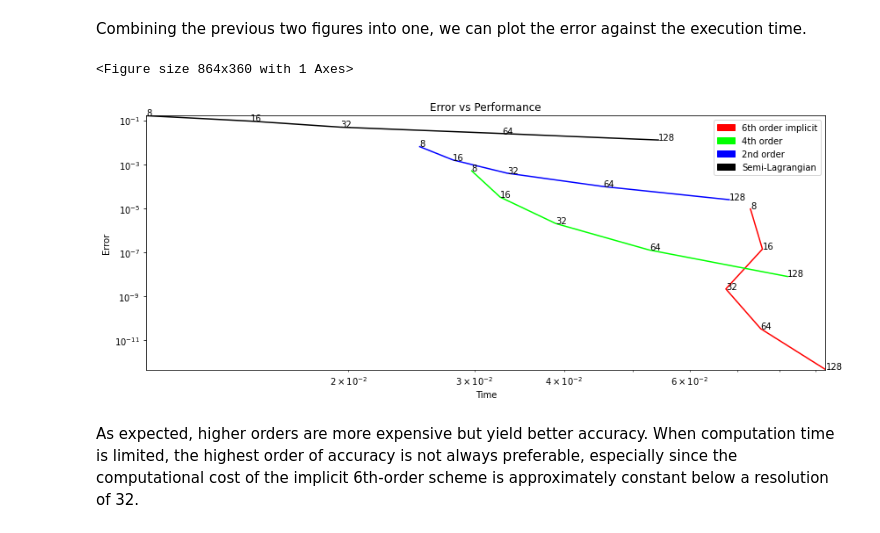
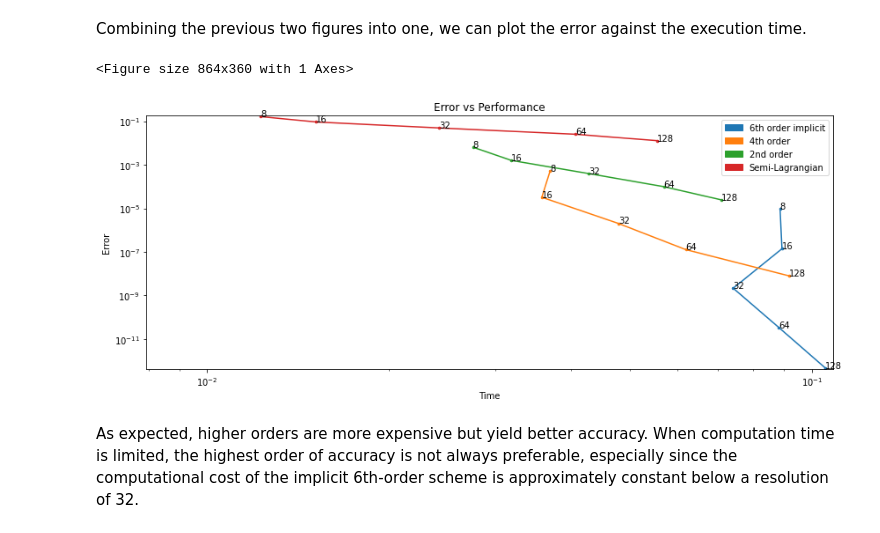
Before and after one commit to tum-pbs/PhiFlow, a Jupyter notebook: docs/prerendered/Taylor_Green_Comparison.ipynb, the cells around one changed output. Cells and saved outputs as stored; diff of their text form; code cells hidden in the pictures.

```diff
--- a/docs/prerendered/Taylor_Green_Comparison.ipynb
+++ b/docs/prerendered/Taylor_Green_Comparison.ipynb
@@ -139,10 +137,11 @@ plot(PointCloud(vec(resolution=resolutions, execution_time=exec_times).resolutio
 # %% [markdown]
 Combining the previous two figures into one, we can plot the error against the execution time.
 # %%
-plot(PointCloud(vec(time=exec_times, error=errors.time[-1]).resolution.as_spatial().method.as_channel(), color=SIM_COLOR), log_dims='error,time', title="Error vs Performance")
+plot(vec(time=exec_times, error=errors.time[-1]).resolution.as_spatial().method.as_channel(),
+     log_dims='error,time', title="Error vs Performance")
 # %% [output]
 <Figure size 864x360 with 1 Axes>
-[figure, old version]
+[figure, new version]
 # %% [markdown]
 As expected, higher orders are more expensive but yield better accuracy.
 When computation time is limited, the highest order of accuracy is not always preferable, especially since the computational cost of the implicit 6th-order scheme is approximately constant below a resolution of 32.
```
Also changed, not shown: parts of 3 cells of this notebook.
